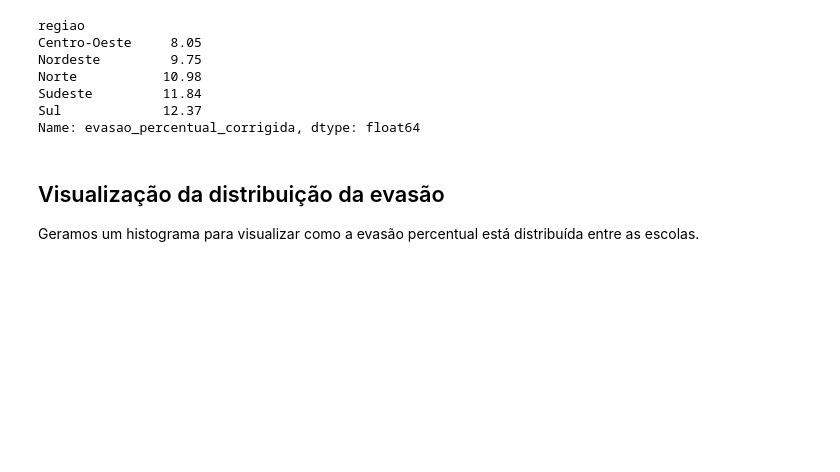
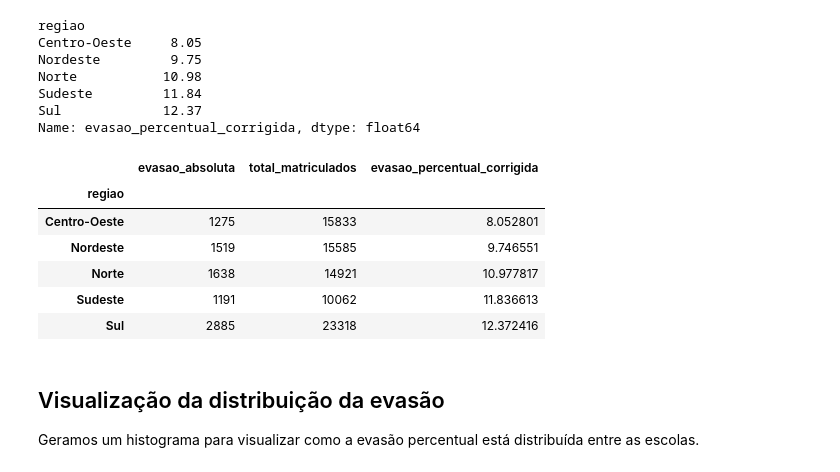
Before and after one commit to DeSouzaSR/Pos-graduacao_Mineracao_Dados_IFES, a Jupyter notebook: Aprendizado_de_Maquina_Modelos_Descritivos/notebooks/cluster_evasao_escolar_censo.ipynb, the cells around one changed output. Drawn from its saved outputs; the diff is of its cells as text; code cells hidden in the pictures; blank space fills up the shorter version.

```diff
--- a/Aprendizado_de_Maquina_Modelos_Descritivos/notebooks/cluster_evasao_escolar_censo.ipynb
+++ b/Aprendizado_de_Maquina_Modelos_Descritivos/notebooks/cluster_evasao_escolar_censo.ipynb
@@ -71,6 +71,16 @@ Norte           10.98
 Sudeste         11.84
 Sul             12.37
 Name: evasao_percentual_corrigida, dtype: float64
+# %%
+agrupado.head()
+# %% [output]
+|  | evasao_absoluta | total_matriculados | evasao_percentual_corrigida |
+| regiao |  |  |  |
+| Centro-Oeste | 1275 | 15833 | 8.052801 |
+| Nordeste | 1519 | 15585 | 9.746551 |
+| Norte | 1638 | 14921 | 10.977817 |
+| Sudeste | 1191 | 10062 | 11.836613 |
+| Sul | 2885 | 23318 | 12.372416 |
 # %% [markdown]
 ## Visualização da distribuição da evasão
 Geramos um histograma para visualizar como a evasão percentual está distribuída entre as escolas.
```
Also changed, not shown: parts of 5 cells of this notebook, 2 other files.
